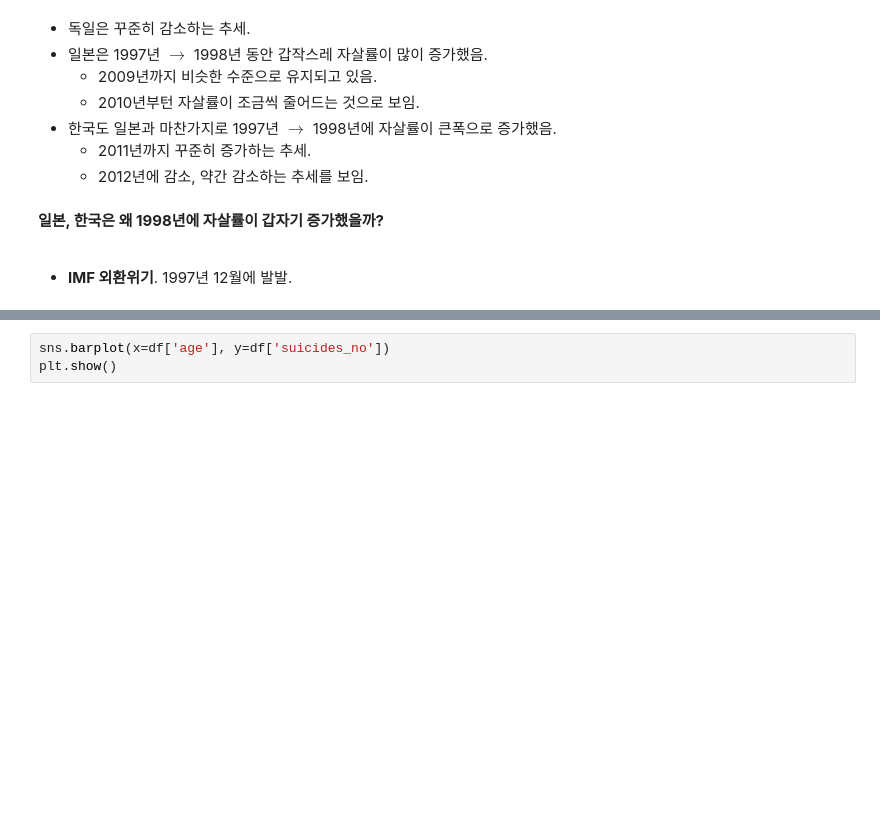
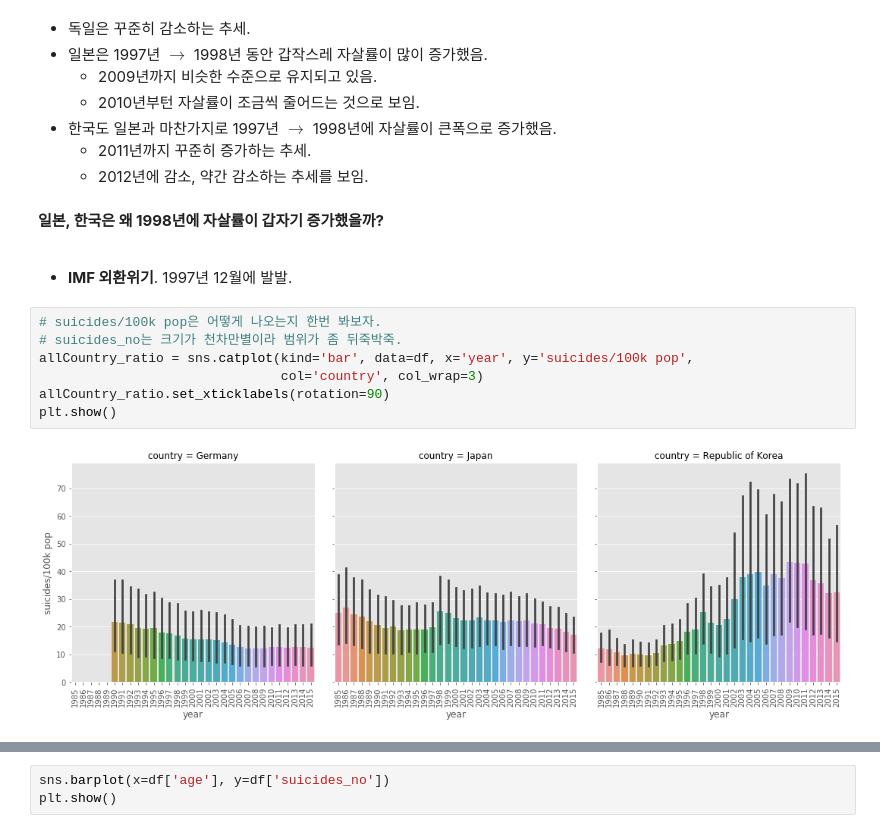
Before and after one commit to skdbsxir/DS-Studying, a Jupyter notebook: [Self Project]/X001-3. Suicides Rates Overview.ipynb, the cells around one changed output, grey strips where cells are left out. Cells and saved outputs as stored; diff of their text form; blank space fills up the shorter version.

```diff
--- a/[Self Project]/X001-3. Suicides Rates Overview.ipynb
+++ b/[Self Project]/X001-3. Suicides Rates Overview.ipynb
@@ -181,3 +181,12 @@ plt.show()
 <br>
 
 - **IMF 외환위기**. 1997년 12월에 발발.
+# %%
+# suicides/100k pop은 어떻게 나오는지 한번 봐보자.
+# suicides_no는 크기가 천차만별이라 범위가 좀 뒤죽박죽.
+allCountry_ratio = sns.catplot(kind='bar', data=df, x='year', y='suicides/100k pop',
+                               col='country', col_wrap=3)
+allCountry_ratio.set_xticklabels(rotation=90)
+plt.show()
+# %% [output]
+[figure, added]
```
Also changed, not shown: parts of 4 cells of this notebook.
